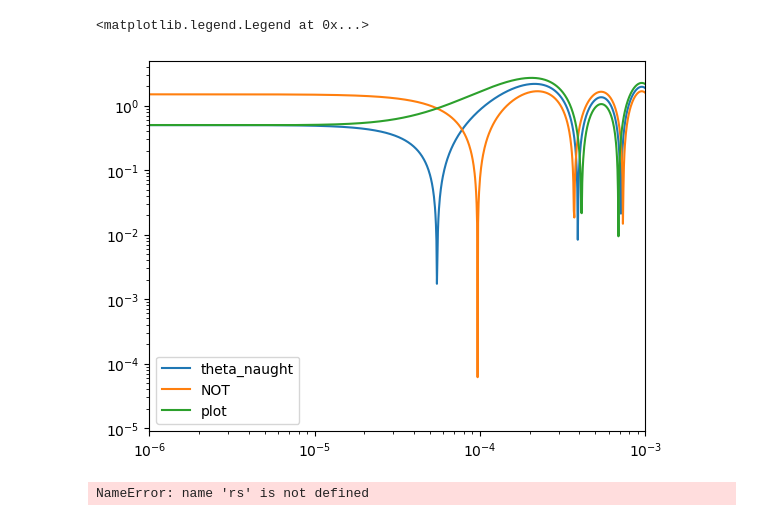
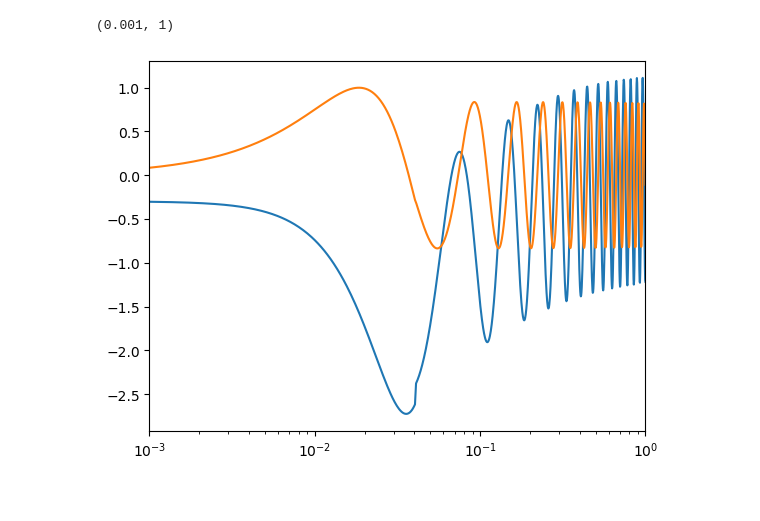
Before and after one commit to AmritpalSNijjar/cmb-analytic, a Jupyter notebook: amritpal/testing.ipynb, the cells around one changed output. Cells and saved outputs as stored; diff of their text form; code cells hidden in the pictures.

```diff
--- a/amritpal/testing.ipynb
+++ b/amritpal/testing.ipynb
@@ -53,2 +53,2 @@ paper_cdm.ks[k_ind]
 # %%
-out2 = paper_cdm.compute_Cls(k_ind)
+theta_0, theta_1 = paper_cdm.compute_Cls()
@@ -65,46 +54,0 @@ phi = paper_cdm.Phi[:, k_ind]
-# %%
-#plt.semilogx(a_s, out, label = "out")
-#plt.semilogx(a_s, psi, label = "phi")
-#print(paper_cdm.Phi_0k(paper_cdm.ks[100]))
-
-#plt.semilogx(paper_cdm.a_s, np.abs((out2 + psi)/psi[0]))
-
-Rs = paper_cdm.R_a(paper_cdm.a_s)
-
-#plt.loglog(paper_cdm.a_s, np.abs((out2 - psi)/psi[0]), label="minus sign")
-#plt.loglog(paper_cdm.a_s, np.abs((out2 + psi)/psi[0]))
-
-#plt.loglog(paper_cdm.a_s, np.abs(out2))
-#plt.loglog(paper_cdm.a_s, np.abs(out2/psi[0]), label = r"$\left|\hat\Theta_0\right|$")
-#plt.loglog(paper_cdm.a_s, np.abs((out2 + psi)/psi[0]), label = r"$\left|\hat\Theta_0 + \Psi\right|$")
-#plt.loglog(paper_cdm.a_s, np.abs((psi)/psi[0]), label = r"$\left|\Psi\right|$")
-
-
-#plt.semilogx(paper_cdm.a_s, psi/psi[0], label = "psi")
-plt.semilogx(paper_cdm.a_s, np.abs(out2/psi[0]), label = "theta_naught")
-plt.loglog(paper_cdm.a_s, np.abs((psi - out2)/psi[0]), label = "NOT")
-plt.semilogx(paper_cdm.a_s, np.abs((psi + out2)/psi[0]), label = "plot")
-
-plt.semilogx(paper_cdm.a_s, [0 for i in range(paper_cdm.n_as)])
-#plt.semilogx(paper_cdm.a_s, psi)
-
-#plt.semilogx(paper_cdm.a_s, -psi)
-
-#plt.semilogx(paper_cdm.a_s, out1)
-
-#plt.ylim(1e-3, 2)
-plt.xlim(1e-6, 1e-3)
-
-#plt.semilogx(planck.a_s, rs, label = "rs")
-
-plt.legend()
-# %% [output]
-<matplotlib.legend.Legend at 0x...>
-[figure, removed]
-# %%
-factor = (1+paper_cdm.R_a(paper_cdm.a_s))**(-0.25)
-#plt.semilogx(paper_cdm.a_s, rs)
-#plt.semilogx(paper_cdm.a_s, I_k_fixed)
-plt.semilogx(paper_cdm.a_s, np.sin(0.044*rs))
-# %% [output]
-NameError: name 'rs' is not defined
@@ -116,0 +55,14 @@ simpson([0, 1], [0, 1])
+# %%
+psi = paper_cdm.Psi[paper_cdm.recomb_ind, :]
+phi = paper_cdm.Phi[paper_cdm.recomb_ind, :]
+
+
+plt.semilogx(paper_cdm.ks, (paper_cdm.ks**(3/2))*(theta_0 + psi))
+plt.semilogx(paper_cdm.ks, (paper_cdm.ks**(3/2))*(theta_1)/np.sqrt(3))
+plt.xlim(1e-3, 1)
+
+
+# NOTE: DAMPING HAS NOT BEEN APPLIED YET!!!!!!
+# %% [output]
+(0.001, 1)
+[figure, added]
```
Also changed, not shown: parts of 9 cells of this notebook, 1 other file.
